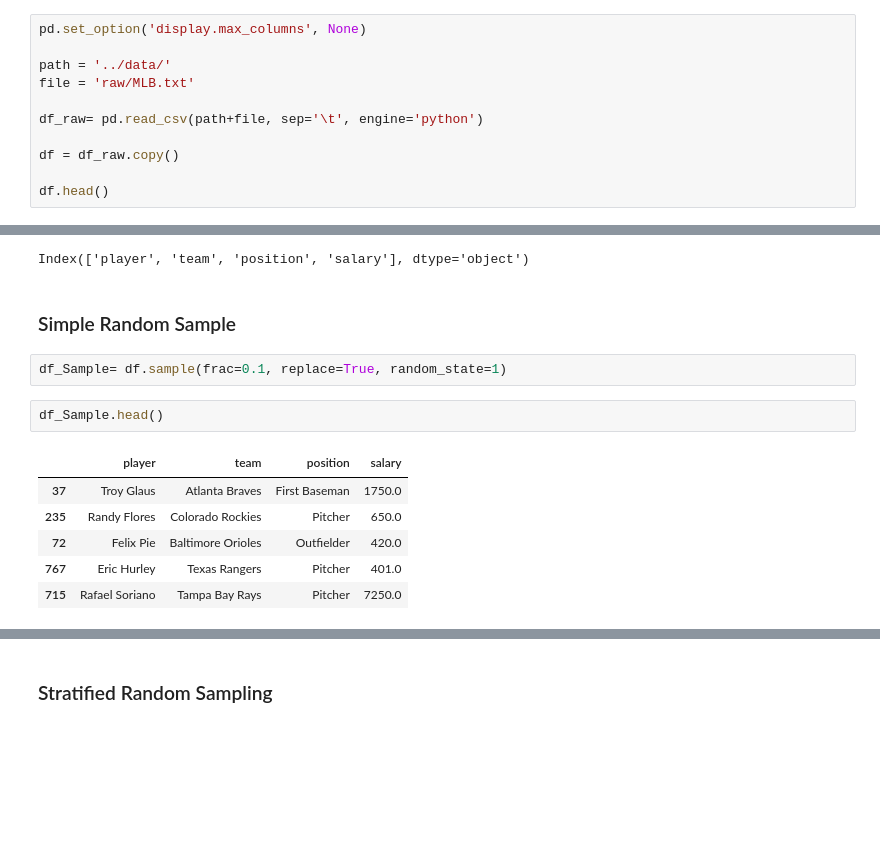
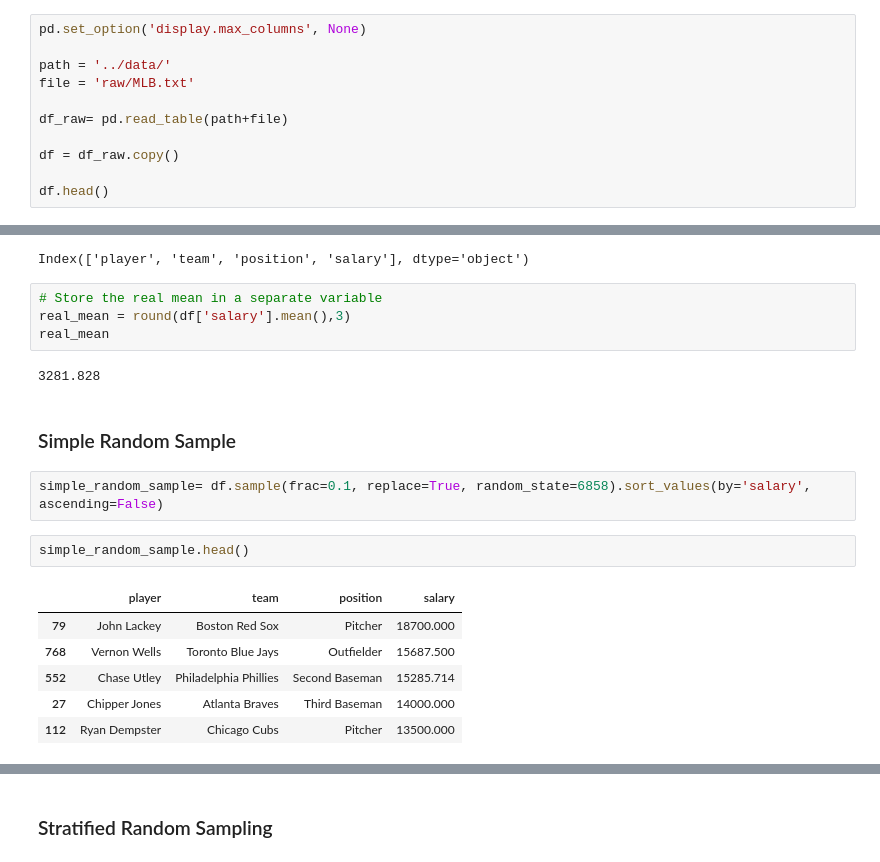
Before and after one commit to jesussantana/Sampling, a Jupyter notebook: notebooks/Sprint_6_Sampling.ipynb, the cells around one changed output, grey strips where cells are left out. Saved outputs shown, nothing was run; the diff lists cells and outputs as text; blank space fills up the shorter version.

```diff
--- a/notebooks/Sprint_6_Sampling.ipynb
+++ b/notebooks/Sprint_6_Sampling.ipynb
@@ -29,7 +49,7 @@ pd.set_option('display.max_columns', None)
 path = '../data/'
 file = 'raw/MLB.txt'
 
-df_raw= pd.read_csv(path+file, sep='\t', engine='python')
+df_raw= pd.read_table(path+file)
 
 df = df_raw.copy()
 
@@ -84,17 +104,23 @@ df.shape
 df.columns
 # %% [output]
 Index(['player', 'team', 'position', 'salary'], dtype='object')
+# %%
+# Store the real mean in a separate variable
+real_mean = round(df['salary'].mean(),3)
+real_mean
+# %% [output]
+3281.828
 # %% [markdown]
 ### Simple Random Sample
 # %%
-df_Sample= df.sample(frac=0.1, replace=True, random_state=1)
+simple_random_sample= df.sample(frac=0.1, replace=True, random_state=6858).sort_values(by='salary', ascending=False)
 # %%
-df_Sample.head()
+simple_random_sample.head()
 # %% [output]
 |  | player | team | position | salary |
-| 37 | Troy Glaus | Atlanta Braves | First Baseman | 1750.0 |
-| 235 | Randy Flores | Colorado Rockies | Pitcher | 650.0 |
-| 72 | Felix Pie | Baltimore Orioles | Outfielder | 420.0 |
-| 767 | Eric Hurley | Texas Rangers | Pitcher | 401.0 |
-| 715 | Rafael Soriano | Tampa Bay Rays | Pitcher | 7250.0 |
+| 79 | John Lackey | Boston Red Sox | Pitcher | 18700.000 |
+| 768 | Vernon Wells | Toronto Blue Jays | Outfielder | 15687.500 |
+| 552 | Chase Utley | Philadelphia Phillies | Second Baseman | 15285.714 |
+| 27 | Chipper Jones | Atlanta Braves | Third Baseman | 14000.000 |
+| 112 | Ryan Dempster | Chicago Cubs | Pitcher | 13500.000 |
 # %%
```
Also changed, not shown: parts of 48 cells of this notebook, 1 other file.
